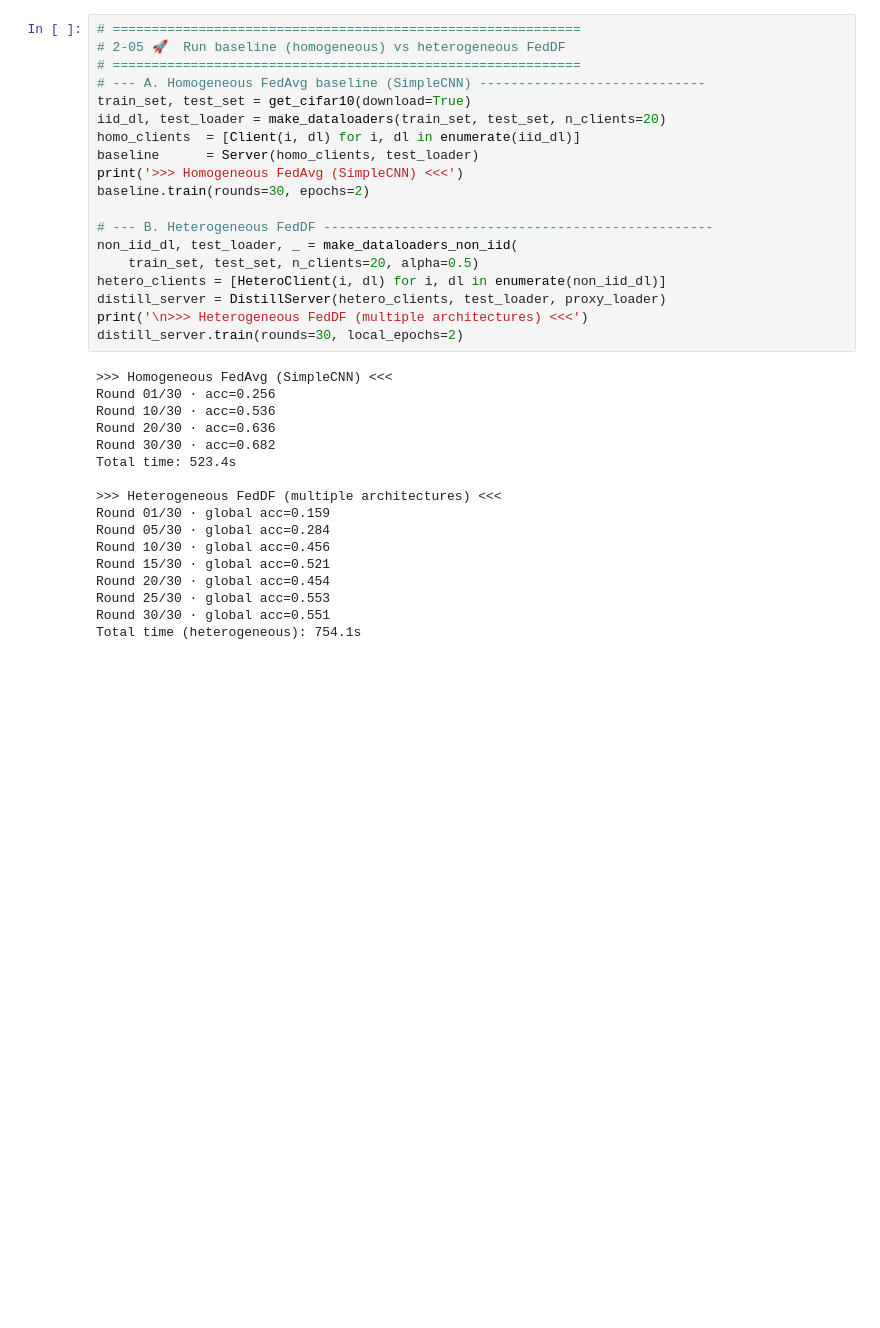
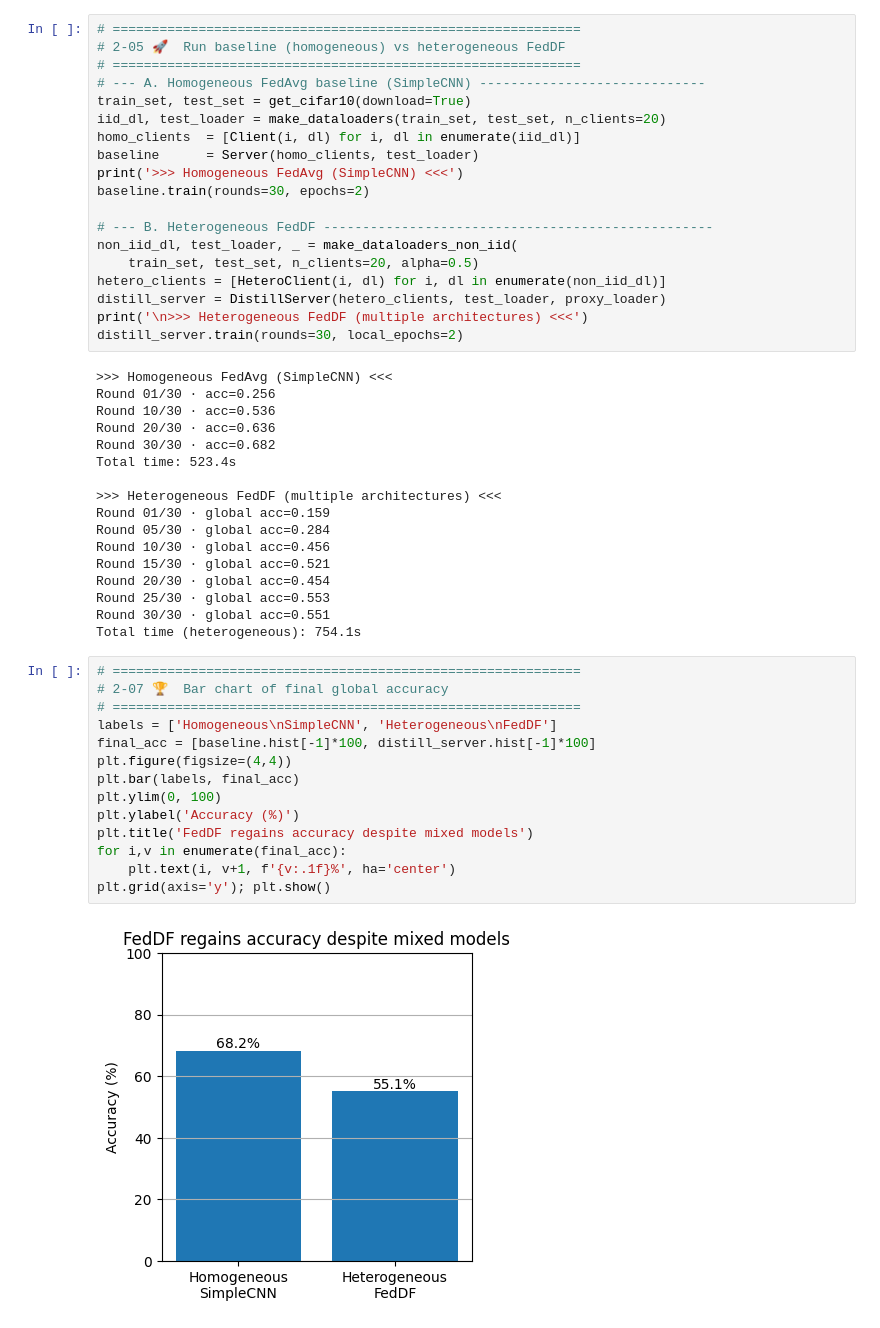
Before and after one commit to lucaznguyen/heterogeneous-federated-learning, a Jupyter notebook: Hetero-FL.ipynb, the cells around one changed output. Saved outputs shown, nothing was run; the diff lists cells and outputs as text; blank space fills up the shorter version.

```diff
--- a/Hetero-FL.ipynb
+++ b/Hetero-FL.ipynb
@@ -420,5 +447,21 @@ Round 20/30 · global acc=0.454
 Round 25/30 · global acc=0.553
 Round 30/30 · global acc=0.551
 Total time (heterogeneous): 754.1s
+# %%
+# ============================================================
+# 2‑07 🏆  Bar chart of final global accuracy
+# ============================================================
+labels = ['Homogeneous\nSimpleCNN', 'Heterogeneous\nFedDF']
+final_acc = [baseline.hist[-1]*100, distill_server.hist[-1]*100]
+plt.figure(figsize=(4,4))
+plt.bar(labels, final_acc)
+plt.ylim(0, 100)
+plt.ylabel('Accuracy (%)')
+plt.title('FedDF regains accuracy despite mixed models')
+for i,v in enumerate(final_acc):
+    plt.text(i, v+1, f'{v:.1f}%', ha='center')
+plt.grid(axis='y'); plt.show()
+# %% [output]
+[figure, added]
 # %%
 # ============================================================
```
Also changed, not shown: parts of 12 cells of this notebook.
